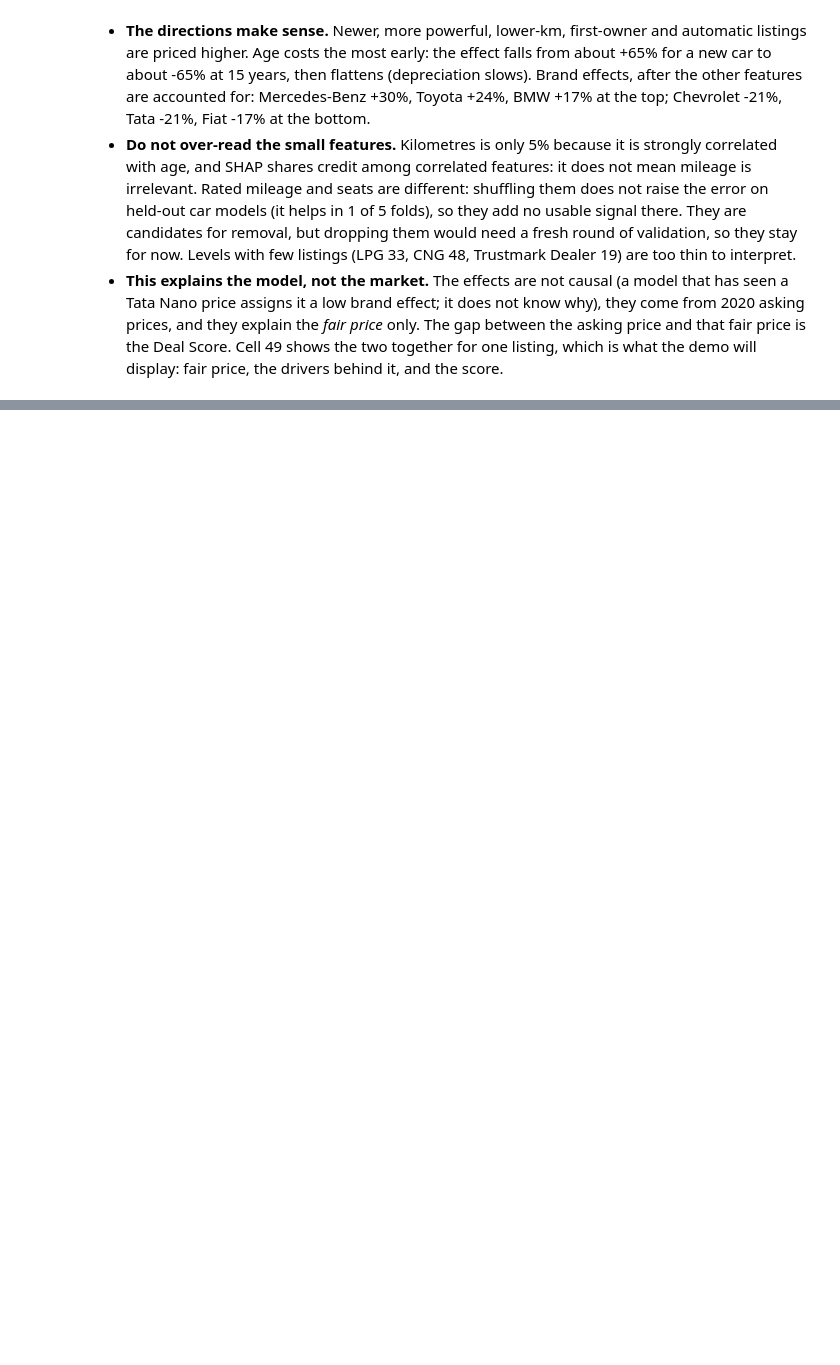
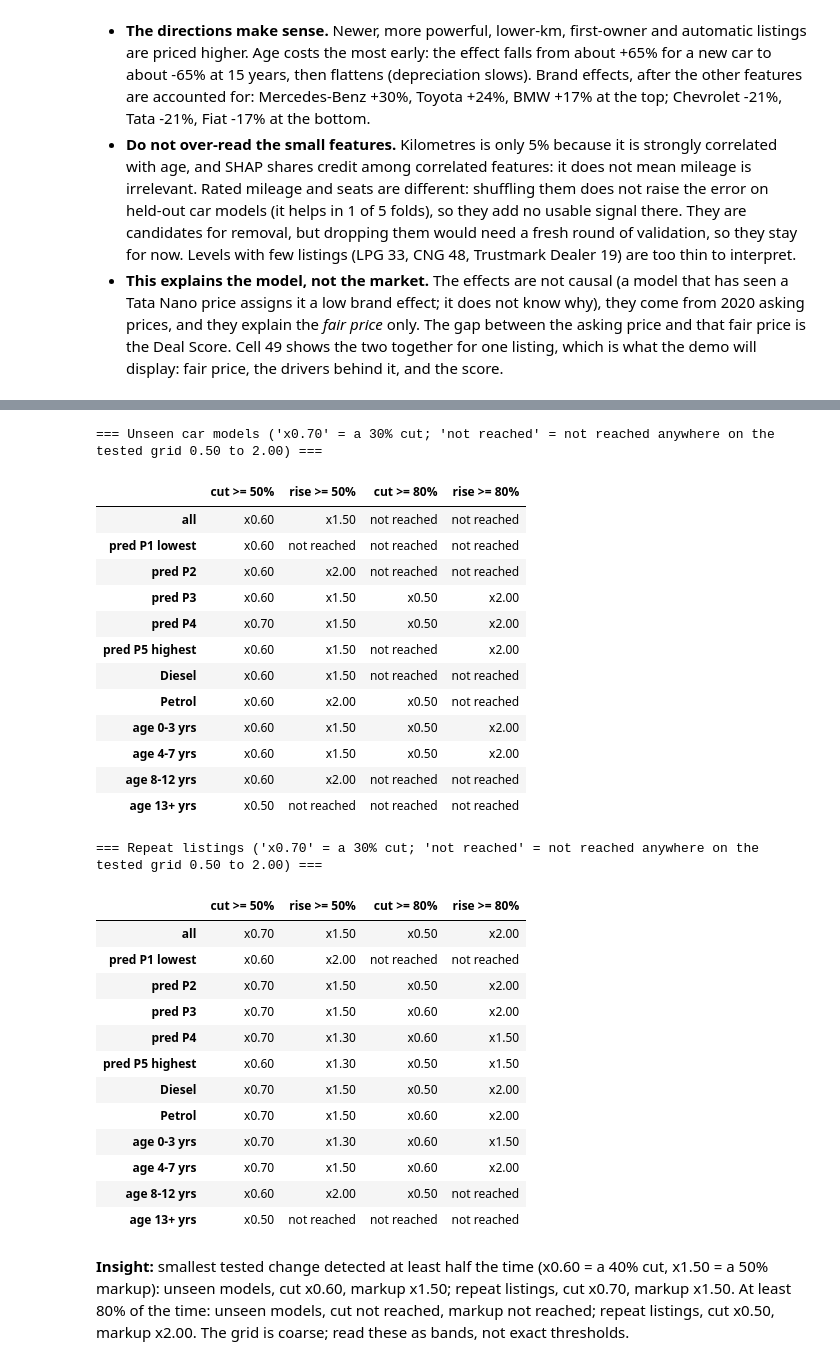
Before and after one commit to aayaan-khan/Used-Cars-Cost-Prediction, a Jupyter notebook: notebooks/Used_Cars_Cost_Prediction.ipynb, the cells around one changed output, grey strips where cells are left out. Cells and saved outputs as stored; diff of their text form; code cells hidden in the pictures; blank space fills up the shorter version.

```diff
--- a/notebooks/Used_Cars_Cost_Prediction.ipynb
+++ b/notebooks/Used_Cars_Cost_Prediction.ipynb
@@ -2323,0 +2522,39 @@ Saved: reports/figures/shap_listing_example.png
+# %%
+# Cell 53: the smallest tested change that is detected at least half / four-fifths of the time
+mind = {name: dv.min_detectable(tab) for name, tab in det.items()}
+for name, t in mind.items():
+    print(f"=== {name} ('x0.70' = a 30% cut; 'not reached' = not reached anywhere on the tested grid 0.50 to 2.00) ===")
+    display(t)
+a, b = mind["Unseen car models"].loc["all"], mind["Repeat listings"].loc["all"]
+display(Markdown(f"**Insight:** smallest tested change detected at least half the time (x0.60 = a 40% cut, x1.50 = a 50% markup): unseen models, cut {a['cut >= 50%']}, markup {a['rise >= 50%']}; repeat listings, cut {b['cut >= 50%']}, markup {b['rise >= 50%']}. "
+                 f"At least 80% of the time: unseen models, cut {a['cut >= 80%']}, markup {a['rise >= 80%']}; repeat listings, cut {b['cut >= 80%']}, markup {b['rise >= 80%']}. The grid is coarse; read these as bands, not exact thresholds."))
+# %% [output]
+=== Unseen car models ('x0.70' = a 30% cut; 'not reached' = not reached anywhere on the tested grid 0.50 to 2.00) ===
+|  | cut >= 50% | rise >= 50% | cut >= 80% | rise >= 80% |
+| all | x0.60 | x1.50 | not reached | not reached |
+| pred P1 lowest | x0.60 | not reached | not reached | not reached |
+| pred P2 | x0.60 | x2.00 | not reached | not reached |
+| pred P3 | x0.60 | x1.50 | x0.50 | x2.00 |
+| pred P4 | x0.70 | x1.50 | x0.50 | x2.00 |
+| pred P5 highest | x0.60 | x1.50 | not reached | x2.00 |
+| Diesel | x0.60 | x1.50 | not reached | not reached |
+| Petrol | x0.60 | x2.00 | x0.50 | not reached |
+| age 0-3 yrs | x0.60 | x1.50 | x0.50 | x2.00 |
+| age 4-7 yrs | x0.60 | x1.50 | x0.50 | x2.00 |
+| age 8-12 yrs | x0.60 | x2.00 | not reached | not reached |
+| age 13+ yrs | x0.50 | not reached | not reached | not reached |
+=== Repeat listings ('x0.70' = a 30% cut; 'not reached' = not reached anywhere on the tested grid 0.50 to 2.00) ===
+|  | cut >= 50% | rise >= 50% | cut >= 80% | rise >= 80% |
+| all | x0.70 | x1.50 | x0.50 | x2.00 |
+| pred P1 lowest | x0.60 | x2.00 | not reached | not reached |
+| pred P2 | x0.70 | x1.50 | x0.50 | x2.00 |
+| pred P3 | x0.70 | x1.50 | x0.60 | x2.00 |
+| pred P4 | x0.70 | x1.30 | x0.60 | x1.50 |
+| pred P5 highest | x0.60 | x1.30 | x0.50 | x1.50 |
+| Diesel | x0.70 | x1.50 | x0.50 | x2.00 |
+| Petrol | x0.70 | x1.50 | x0.60 | x2.00 |
+| age 0-3 yrs | x0.70 | x1.30 | x0.60 | x1.50 |
+| age 4-7 yrs | x0.70 | x1.50 | x0.60 | x2.00 |
+| age 8-12 yrs | x0.60 | x2.00 | x0.50 | not reached |
+| age 13+ yrs | x0.50 | not reached | not reached | not reached |
+**Insight:** smallest tested change detected at least half the time (x0.60 = a 40% cut, x1.50 = a 50% markup): unseen models, cut x0.60, markup x1.50; repeat listings, cut x0.70, markup x1.50. At least 80% of the time: unseen models, cut not reached, markup not reached; repeat listings, cut x0.50, markup x2.00. The grid is coarse; read these as bands, not exact thresholds.
```
Also changed, not shown: parts of 15 cells of this notebook, 6 other files.
